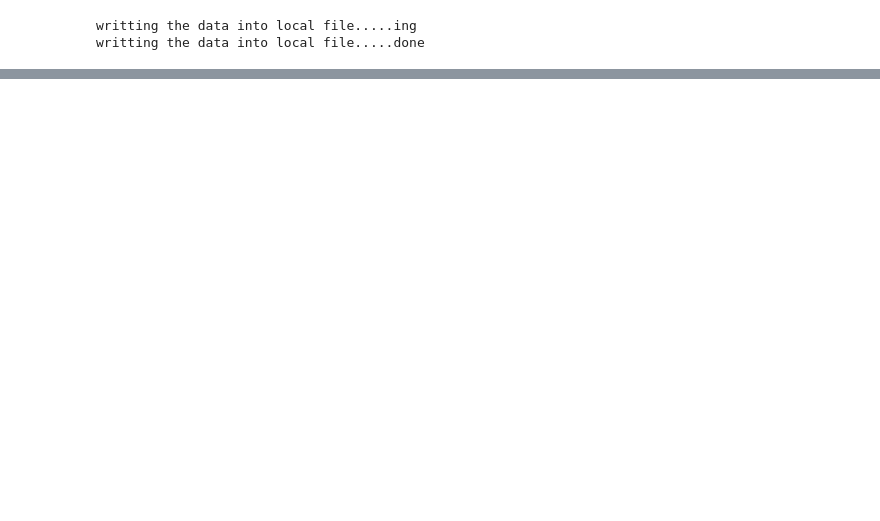
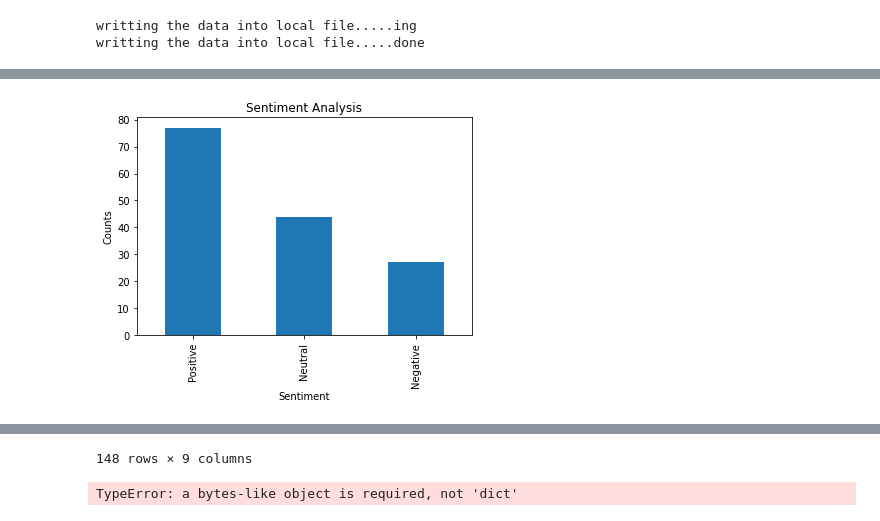
Before and after one commit to group5uol/Sentiment-Analysis, a Jupyter notebook: sentimentAnalysis.ipynb, the cells around one changed output, grey strips where cells are left out. Cells and saved outputs as stored; diff of their text form; code cells hidden in the pictures; blank space fills up the shorter version.

```diff
--- a/sentimentAnalysis.ipynb
+++ b/sentimentAnalysis.ipynb
@@ -158,0 +226,12 @@ writting the data into local file.....done
+# %%
+#Show the value counts
+tweets_df['Analysis'].value_counts()
+plt.title('Sentiment Analysis')
+plt.xlabel('Sentiment')
+plt.ylabel('Counts')
+tweets_df['Analysis'].value_counts().plot(kind='bar')
+plt.show()
+
+tweets_df
+# %% [output]
+[figure, added]
@@ -158,0 +250,44 @@ writting the data into local file.....done
+148 rows × 9 columns
+# %%
+#lstm module
+import tensorflow as tf
+from sklearn.feature_extraction.text import CountVectorizer
+from keras.preprocessing.text import Tokenizer
+from keras.preprocessing.sequence import pad_sequences
+from keras.models import Sequential
+from keras.layers import Dense, Embedding, LSTM
+from sklearn.model_selection import train_test_split
+from keras.utils.np_utils import to_categorical
+train_size = int(len(tweets_df) * .8)
+
+train_cleandText = tweets_df['text_cleaned'][:train_size].fillna("")
+test_cleandText = tweets_df['text_cleaned'][train_size:]
+
+#Vectorizing the text
+tokenizer = Tokenizer(num_words=2000)
+
+tokenizer.fit_on_texts(train_cleandText)
+
+# X = tokenizer.texts_to_sequences(tweets_df['text_cleaned'].values)
+# X = pad_sequences(X)
+
+#parameters for LSTM
+# nb_lstm_outputs = 200  #神经元个数
+# nb_time_steps = 7  #时间序列长度
+# nb_input_vector = 148 #输入序列
+# batch_size = 32
+#
+# model = Sequential()
+# #model.add(Embedding(2000, embed_dim,input_length = X.shape[1], dropout = 0.2))
+# model.add(LSTM(units=nb_lstm_outputs, input_shape=(nb_time_steps, nb_input_vector)))
+# model.add(Dense(10,activation='softmax'))
+# model.compile(loss = 'categorical_crossentropy', optimizer='adam',metrics = ['accuracy'])
+# print(model.summary())
+#
+# Y = pd.get_dummies(tweets_df['Analysis']).values
+# X_train, X_test, Y_train, Y_test = train_test_split(X,Y, test_size = 0.2, random_state = 42)
+# print(X_train.shape,Y_train.shape)
+# print(X_test.shape,Y_test.shape)
+#model.fit(X_train, Y_train, batch_size = batch_size, nb_epoch = 1, verbose = 2)
+# %% [output]
+TypeError: a bytes-like object is required, not 'dict'
```
Also changed, not shown: parts of 6 cells of this notebook, 1 other file.
